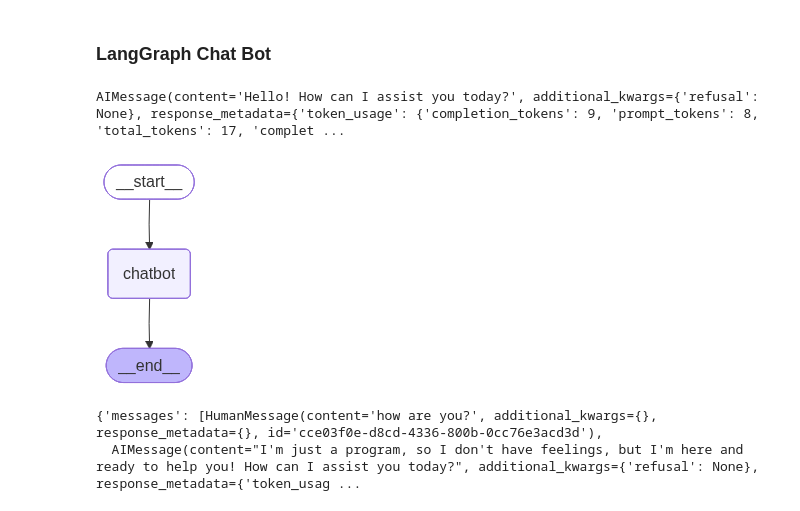
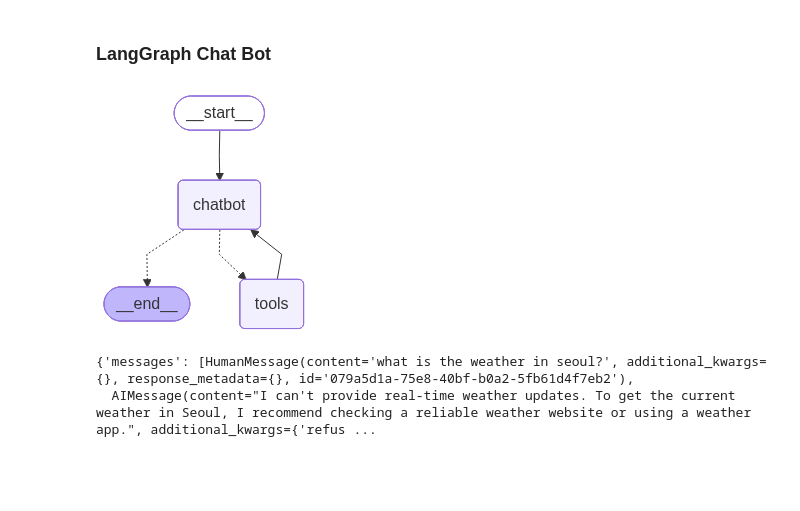
Before and after one commit to decembaek/hello-langgraph, a Jupyter notebook: main.ipynb, the cells around one changed output. Saved outputs shown, nothing was run; the diff lists cells and outputs as text; code cells hidden in the pictures; blank space fills up the shorter version.

Commit message:
Tool Nodes add .

```diff
--- a/main.ipynb
+++ b/main.ipynb
@@ -281,21 +281,26 @@ graph.invoke()
 from langgraph.graph import StateGraph, END, START
 from langchain.chat_models import init_chat_model
 from langchain_core.messages import AnyMessage
+from langchain_core.tools import tool
+
 from langgraph.graph.message import add_messages, MessagesState
+from langgraph.prebuilt import ToolNode, tools_condition
 
 from typing_extensions import TypedDict, Annotated
 
 import operator
 
+from dotenv import load_dotenv
+
+load_dotenv()
+
 llm = init_chat_model("openai:gpt-4o-mini")
 
-llm.invoke(
-    [
-        {"role": "user", "content": "hello"},
-    ],
-)
+# llm.invoke(
+#     [
+#         {"role": "user", "content": "hello"},
+#     ],
+# )
-# %% [output]
-AIMessage(content='Hello! How can I assist you today?', additional_kwargs={'refusal': None}, response_metadata={'token_usage': {'completion_tokens': 9, 'prompt_tokens': 8, 'total_tokens': 17, 'complet ...
 # %%
 # class State(TypedDict):
 #     messages: Annotated[list[AnyMessage], add_messages]
@@ -307,34 +312,49 @@ class State(MessagesState):
 
 graph_builder = StateGraph(State)
 # %%
+@tool
+def get_weather(city: str) -> str:
+    """Gets weather in city"""
+    return f"The weather in {city} is sunny."
+
+
+llm_with_tools = llm.bind_tools(tools=[get_weather])
+
+
 def chatbot(state: State):
-    response = llm.invoke(state["messages"])
+    response = llm_with_tools.invoke(state["messages"])
     return {
         "messages": [response],
     }
 # %%
+tool_node = ToolNode(
+    tools=[get_weather],
+)
+
 graph_builder.add_node("chatbot", chatbot)
+graph_builder.add_node("tools", tool_node)
 
 graph_builder.add_edge(START, "chatbot")
-graph_builder.add_edge("chatbot", END)
+graph_builder.add_conditional_edges("chatbot", tools_condition)
+graph_builder.add_edge("tools", "chatbot")
 
 
 graph = graph_builder.compile()
 
 graph
 # %% [output]
-[figure, old version]
+[figure, new version]
 # %%
 graph.invoke(
     {
         "messages": [
             {
                 "role": "user",
-                "content": "how are you?",
+                "content": "what is the weather in seoul?",
             },
         ],
     },
 )
 # %% [output]
-{'messages': [HumanMessage(content='how are you?', additional_kwargs={}, response_metadata={}, id='cce03f0e-d8cd-4336-800b-0cc76e3acd3d'),
-  AIMessage(content="I'm just a program, so I don't have feelings, but I'm here and ready to help you! How can I assist you today?", additional_kwargs={'refusal': None}, response_metadata={'token_usag ...
+{'messages': [HumanMessage(content='what is the weather in seoul?', additional_kwargs={}, response_metadata={}, id='079a5d1a-75e8-40bf-b0a2-5fb61d4f7eb2'),
+  AIMessage(content="I can't provide real-time weather updates. To get the current weather in Seoul, I recommend checking a reliable weather website or using a weather app.", additional_kwargs={'refus ...
```
